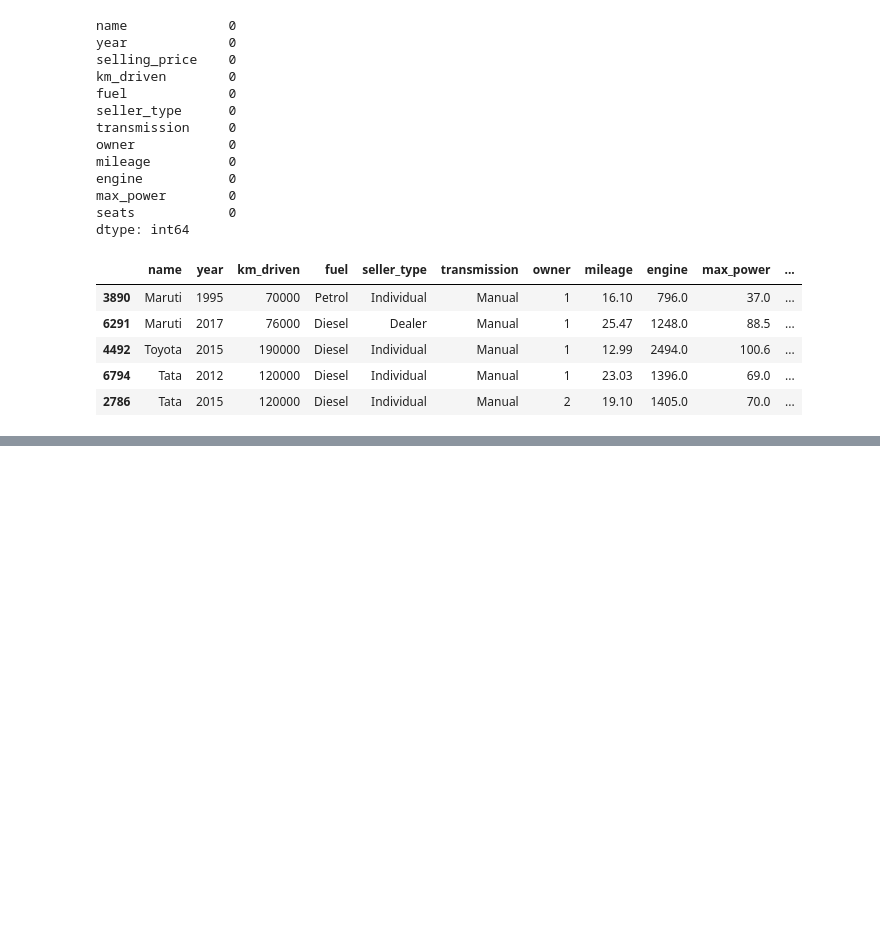
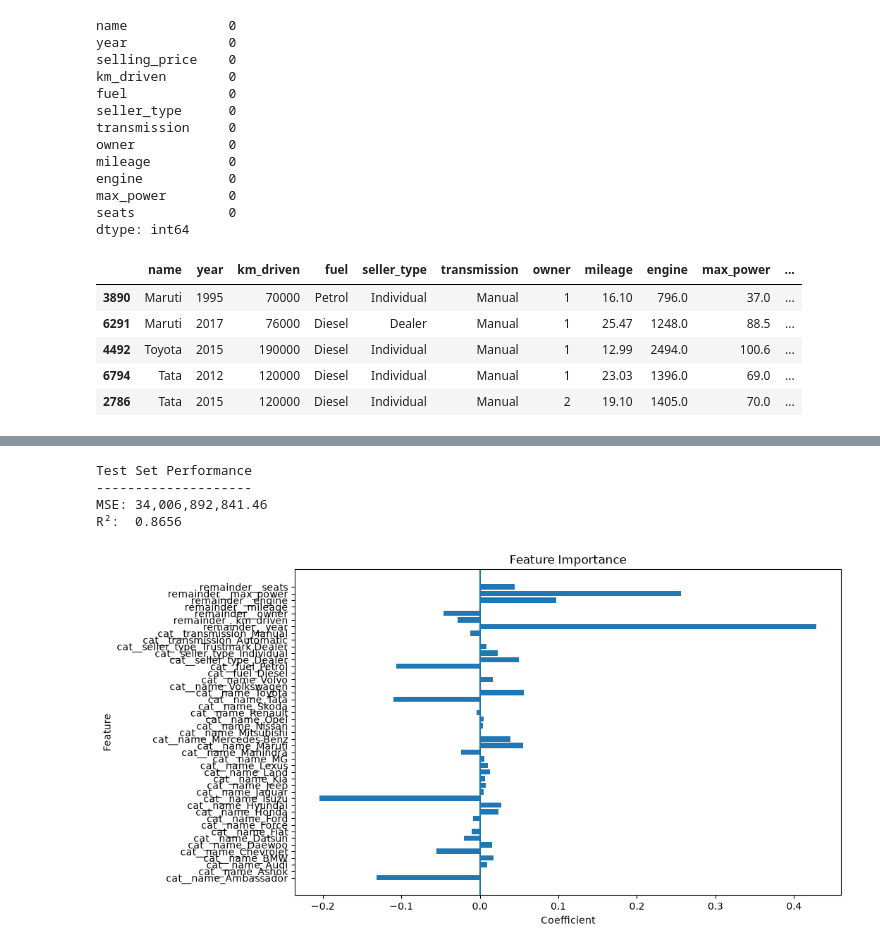
Before and after one commit to KhaingMonKyaw/car_price_prediction, a Jupyter notebook: code/train_predicting_car_price.ipynb, the cells around one changed output, grey strips where cells are left out. Drawn from its saved outputs; the diff is of its cells as text; code cells hidden in the pictures; blank space fills up the shorter version.

```diff
--- a/code/train_predicting_car_price.ipynb
+++ b/code/train_predicting_car_price.ipynb
@@ -490,0 +1501,54 @@ The Random Forest model performs well, achieving a training R² of 0.969 and a t
+# %%
+# ==========================================
+# Test Set Prediction using Best Model
+# ==========================================
+
+from joblib import load
+from sklearn.metrics import mean_squared_error, r2_score
+from sklearn.preprocessing import StandardScaler
+import numpy as np
+
+# Load the saved best model and the exact fitted preprocessing objects used for training.
+l_model = load("models/car_price_model2.pkl")
+fold_preprocessor = load("models/car_price_model2_preprocessor.pkl")
+fold_scaler = load("models/car_price_model2_scaler.pkl")
+
+# Apply the same transformation pipeline used during training.
+X_test_preprocess = fold_preprocessor.transform(X_test).toarray()
+X_test_preprocess = fold_scaler.transform(X_test_preprocess)
+
+# Add the intercept term expected by the custom model
+X_test_preprocess = np.column_stack([
+    np.ones(X_test_preprocess.shape[0]),
+    X_test_preprocess
+])
+
+# Predict on test set
+y_pred_log = l_model.predict(X_test_preprocess)
+
+# Convert from log price back to original price
+y_pred = np.exp(y_pred_log)
+y_test_original = np.exp(y_test.to_numpy())
+
+# Calculate evaluation metrics
+mse = mean_squared_error(y_test_original, y_pred)
+r2 = r2_score(y_test_original, y_pred)
+
+print("Test Set Performance")
+print("--------------------")
+print(f"MSE: {mse:,.2f}")
+print(f"R²:  {r2:.4f}")
+
+
+# ==========================================
+# Feature Importance
+# ==========================================
+
+feature_names = list(fold_preprocessor.get_feature_names_out())
+l_model.feature_importance(feature_names)
+# %% [output]
+Test Set Performance
+--------------------
+MSE: 34,006,892,841.46
+R²:  0.8656
+[figure, added]
```
Also changed, not shown: parts of 24 cells of this notebook, 52 other files.
